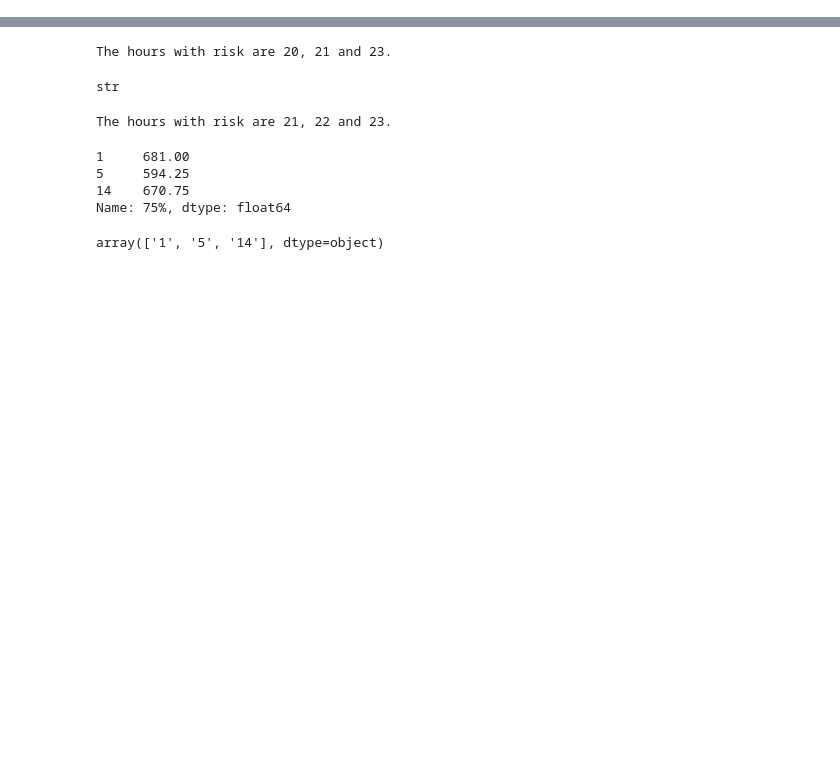
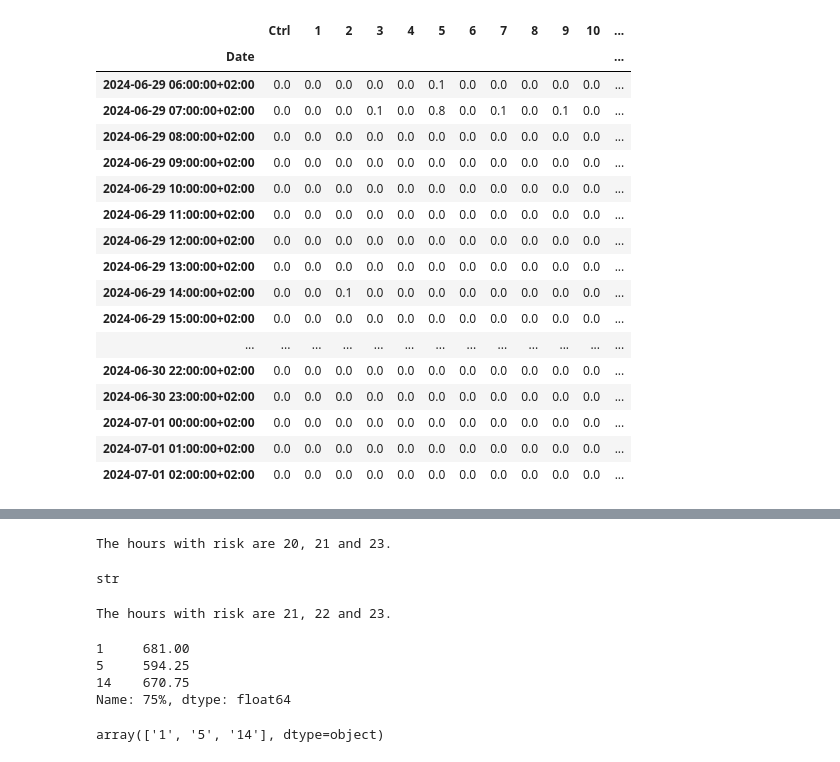
Before and after one commit to ivan5cg/Meteo, a Jupyter notebook: meteo dash.ipynb, the cells around one changed output, grey strips where cells are left out. Cells and saved outputs as stored; diff of their text form; code cells hidden in the pictures; blank space fills up the shorter version.

```diff
--- a/meteo dash.ipynb
+++ b/meteo dash.ipynb
@@ -269,3 +463,25 @@ Name: tmin, Length: 73, dtype: float64
+# %%
+
+prec_data
+# %% [output]
+|  | Ctrl | 1 | 2 | 3 | 4 | 5 | 6 | 7 | 8 | 9 | 10 | ... |
+| Date |  |  |  |  |  |  |  |  |  |  |  | ... |
+| 2024-06-29 06:00:00+02:00 | 0.0 | 0.0 | 0.0 | 0.0 | 0.0 | 0.1 | 0.0 | 0.0 | 0.0 | 0.0 | 0.0 | ... |
+| 2024-06-29 07:00:00+02:00 | 0.0 | 0.0 | 0.0 | 0.1 | 0.0 | 0.8 | 0.0 | 0.1 | 0.0 | 0.1 | 0.0 | ... |
+| 2024-06-29 08:00:00+02:00 | 0.0 | 0.0 | 0.0 | 0.0 | 0.0 | 0.0 | 0.0 | 0.0 | 0.0 | 0.0 | 0.0 | ... |
+| 2024-06-29 09:00:00+02:00 | 0.0 | 0.0 | 0.0 | 0.0 | 0.0 | 0.0 | 0.0 | 0.0 | 0.0 | 0.0 | 0.0 | ... |
+| 2024-06-29 10:00:00+02:00 | 0.0 | 0.0 | 0.0 | 0.0 | 0.0 | 0.0 | 0.0 | 0.0 | 0.0 | 0.0 | 0.0 | ... |
+| 2024-06-29 11:00:00+02:00 | 0.0 | 0.0 | 0.0 | 0.0 | 0.0 | 0.0 | 0.0 | 0.0 | 0.0 | 0.0 | 0.0 | ... |
+| 2024-06-29 12:00:00+02:00 | 0.0 | 0.0 | 0.0 | 0.0 | 0.0 | 0.0 | 0.0 | 0.0 | 0.0 | 0.0 | 0.0 | ... |
+| 2024-06-29 13:00:00+02:00 | 0.0 | 0.0 | 0.0 | 0.0 | 0.0 | 0.0 | 0.0 | 0.0 | 0.0 | 0.0 | 0.0 | ... |
+| 2024-06-29 14:00:00+02:00 | 0.0 | 0.0 | 0.1 | 0.0 | 0.0 | 0.0 | 0.0 | 0.0 | 0.0 | 0.0 | 0.0 | ... |
+| 2024-06-29 15:00:00+02:00 | 0.0 | 0.0 | 0.0 | 0.0 | 0.0 | 0.0 | 0.0 | 0.0 | 0.0 | 0.0 | 0.0 | ... |
+| ... | ... | ... | ... | ... | ... | ... | ... | ... | ... | ... | ... | ... |
+| 2024-06-30 22:00:00+02:00 | 0.0 | 0.0 | 0.0 | 0.0 | 0.0 | 0.0 | 0.0 | 0.0 | 0.0 | 0.0 | 0.0 | ... |
+| 2024-06-30 23:00:00+02:00 | 0.0 | 0.0 | 0.0 | 0.0 | 0.0 | 0.0 | 0.0 | 0.0 | 0.0 | 0.0 | 0.0 | ... |
+| 2024-07-01 00:00:00+02:00 | 0.0 | 0.0 | 0.0 | 0.0 | 0.0 | 0.0 | 0.0 | 0.0 | 0.0 | 0.0 | 0.0 | ... |
+| 2024-07-01 01:00:00+02:00 | 0.0 | 0.0 | 0.0 | 0.0 | 0.0 | 0.0 | 0.0 | 0.0 | 0.0 | 0.0 | 0.0 | ... |
+| 2024-07-01 02:00:00+02:00 | 0.0 | 0.0 | 0.0 | 0.0 | 0.0 | 0.0 | 0.0 | 0.0 | 0.0 | 0.0 | 0.0 | ... |
 # %%
 arr_max.sort_index().plot()
 # %% [output]
```
Also changed, not shown: parts of 5 cells of this notebook, 1 other file.
